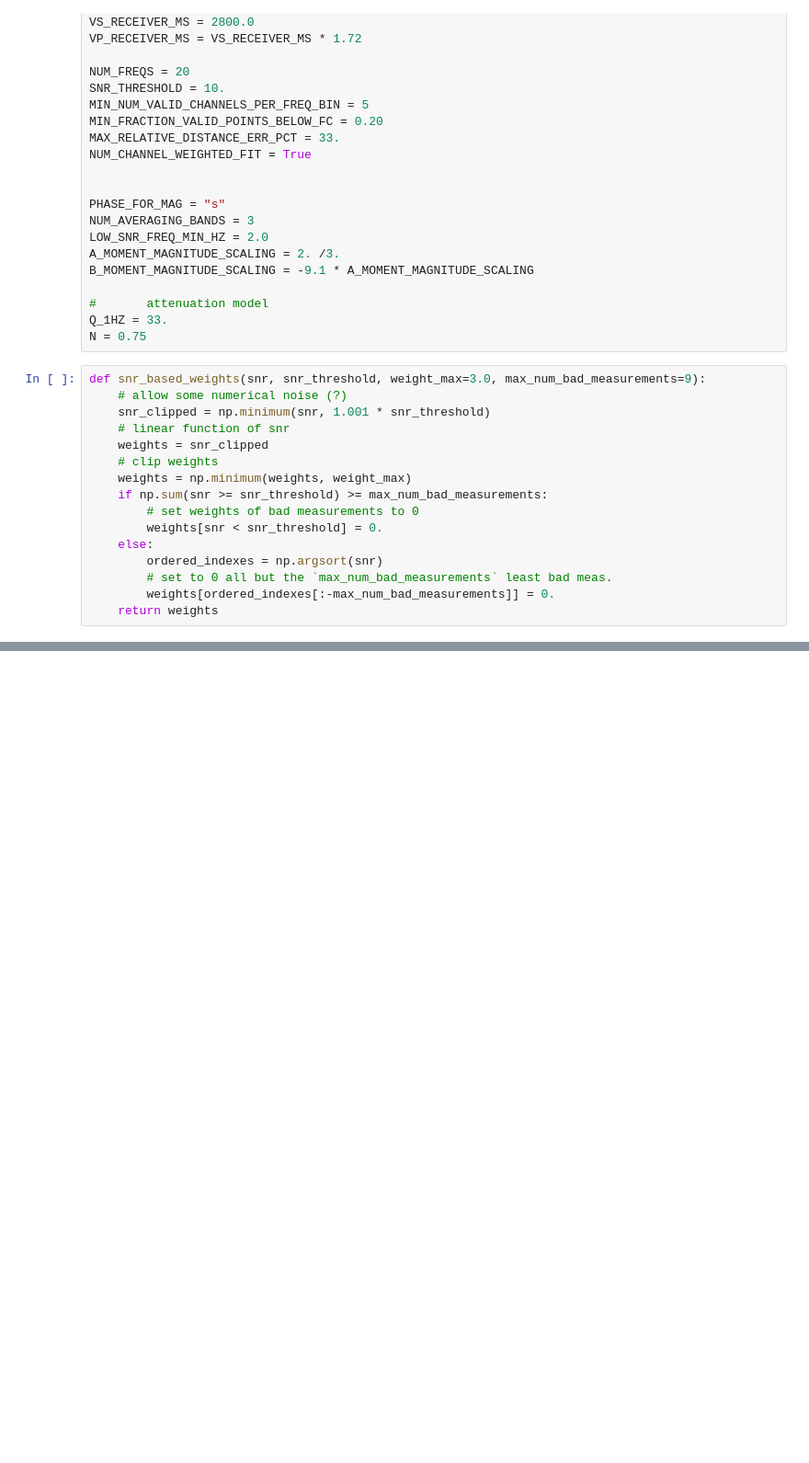
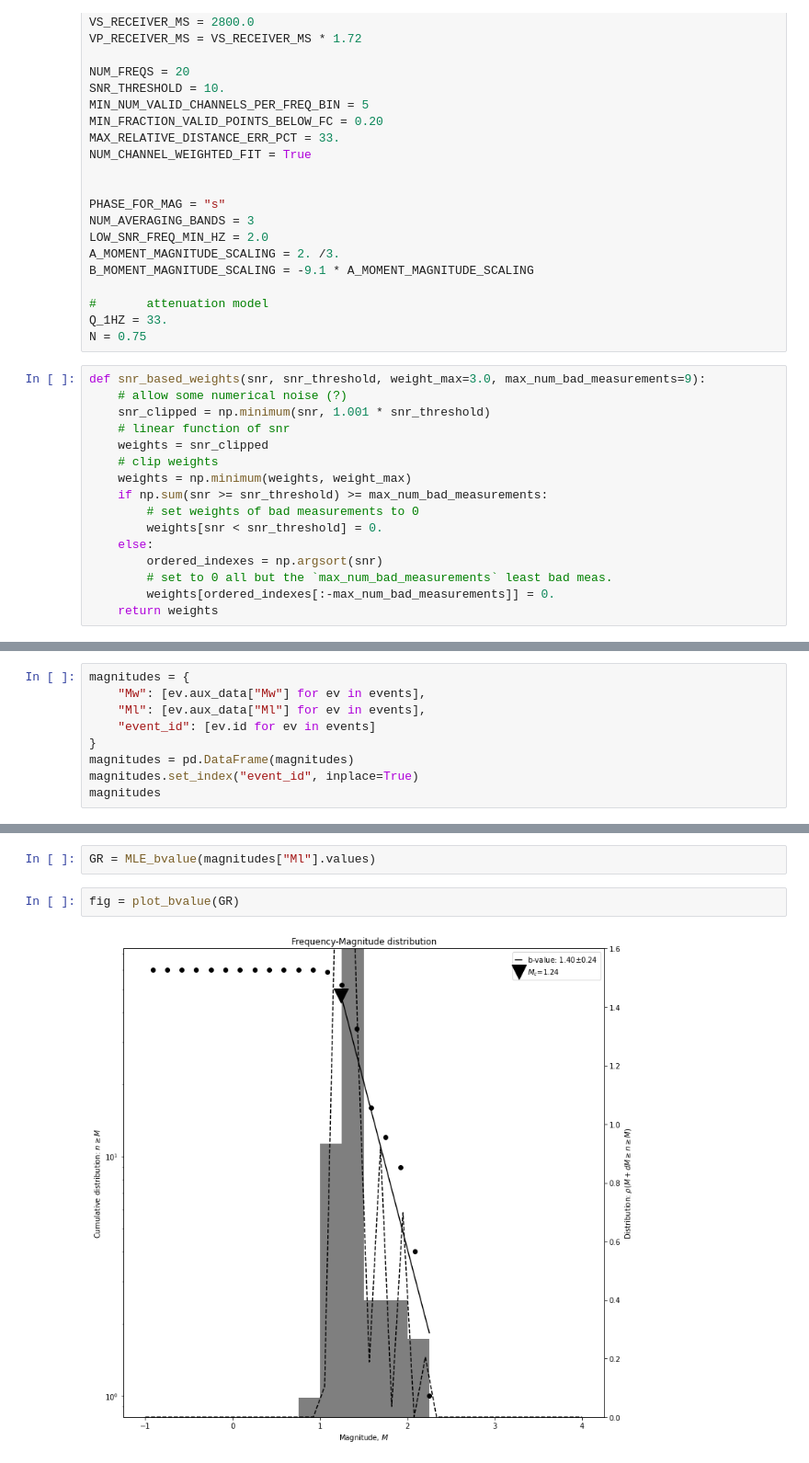
Before and after one commit to ebeauce/Seismic_BPMF, a Jupyter notebook: tutorial/notebooks/10_magnitudes.ipynb, the cells around one changed output, grey strips where cells are left out. Shown at 92% size. Saved outputs shown, nothing was run; the diff lists cells and outputs as text; blank space fills up the shorter version.

```diff
--- a/tutorial/notebooks/10_magnitudes.ipynb
+++ b/tutorial/notebooks/10_magnitudes.ipynb
@@ -1433,0 +1436,9 @@ BPMF.utils.donefun()
+# %%
+magnitudes = {
+    "Mw": [ev.aux_data["Mw"] for ev in events],
+    "Ml": [ev.aux_data["Ml"] for ev in events],
+    "event_id": [ev.id for ev in events]
+}
+magnitudes = pd.DataFrame(magnitudes)
+magnitudes.set_index("event_id", inplace=True)
+magnitudes
@@ -1433,0 +1756,6 @@ BPMF.utils.donefun()
+# %%
+GR = MLE_bvalue(magnitudes["Ml"].values)
+# %%
+fig = plot_bvalue(GR)
+# %% [output]
+[figure, added]
```
Also changed, not shown: parts of 9 cells of this notebook, 1 other file.
